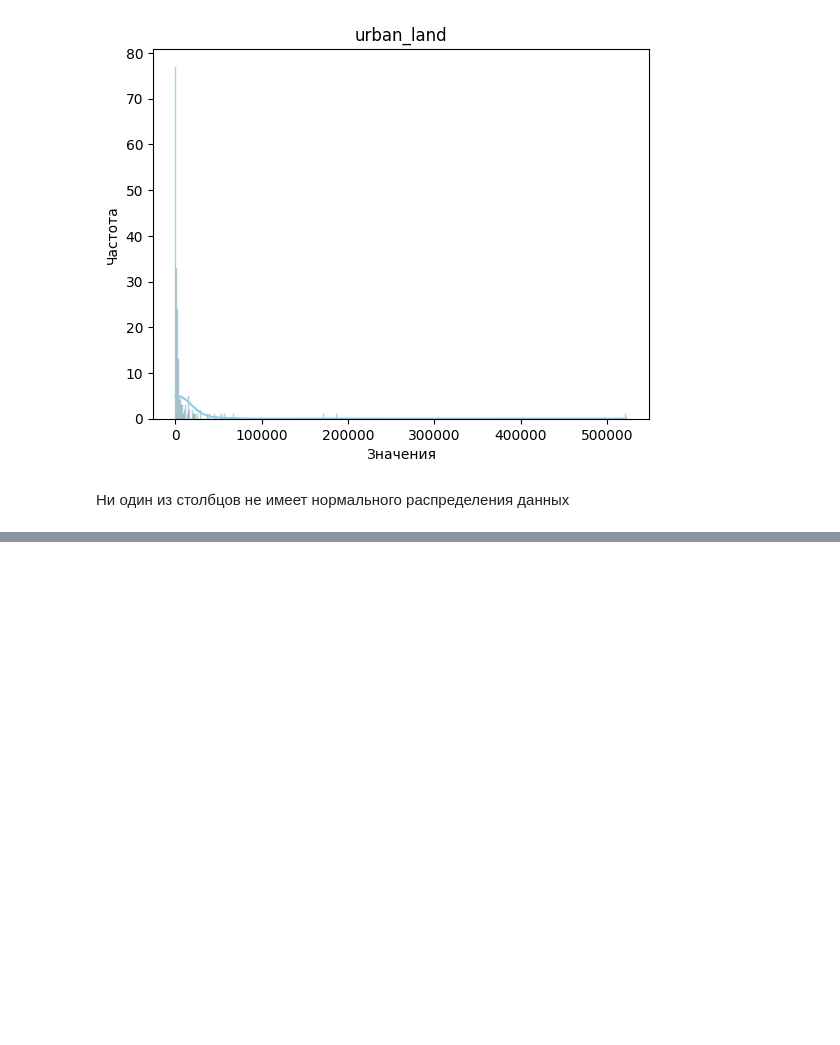
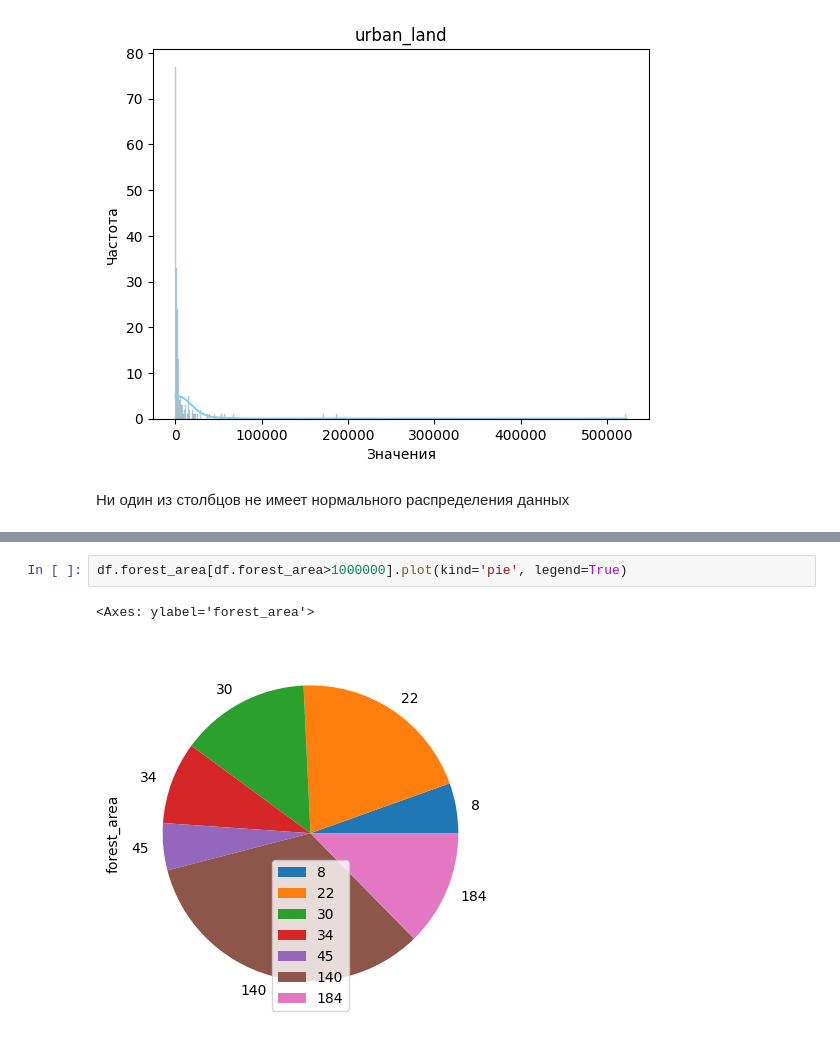
Before and after one commit to maximarbuzov/maxim, a Jupyter notebook: Untitled5.ipynb, the cells around one changed output, grey strips where cells are left out. Saved outputs shown, nothing was run; the diff lists cells and outputs as text; blank space fills up the shorter version.

```diff
--- a/Untitled5.ipynb
+++ b/Untitled5.ipynb
@@ -168,0 +180,5 @@ Text(0.5, 1.0, 'urban_land')
+# %%
+df.forest_area[df.forest_area>1000000].plot(kind='pie', legend=True)
+# %% [output]
+<Axes: ylabel='forest_area'>
+[figure, added]
```
Also changed, not shown: parts of 3 cells of this notebook.
